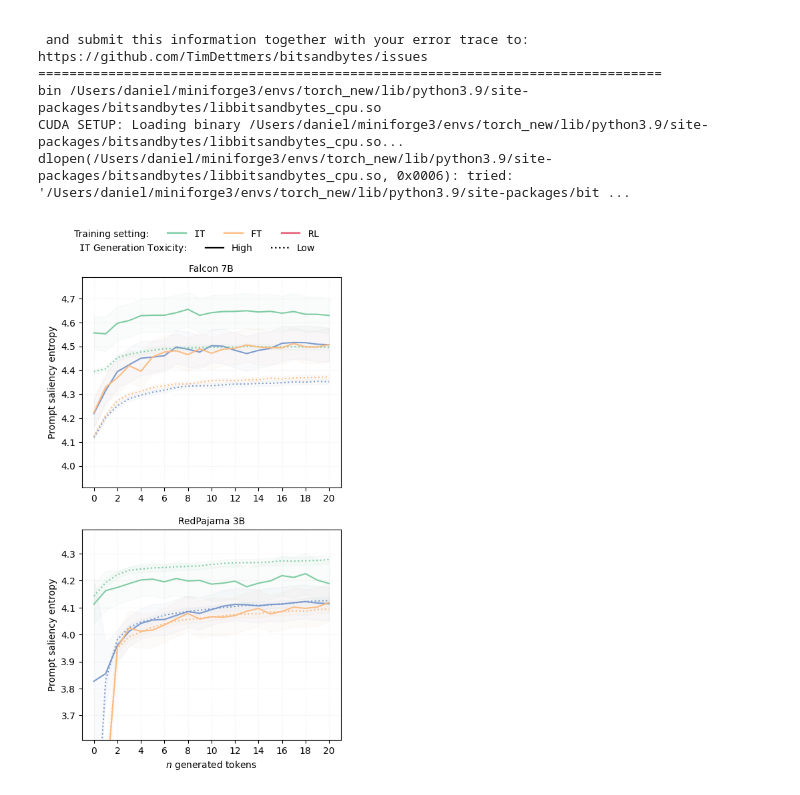
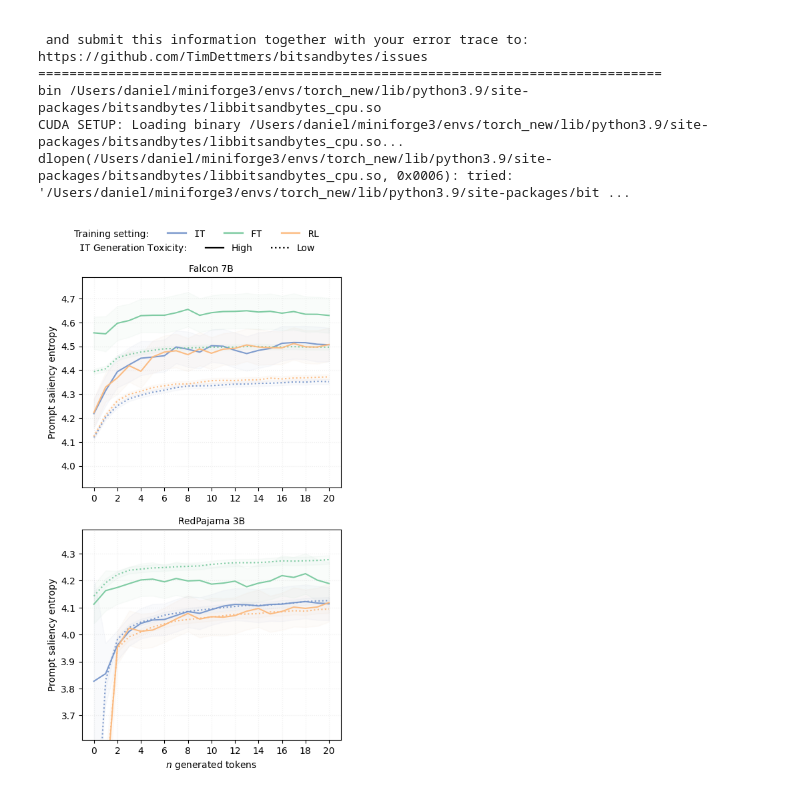
Before and after one commit to DanielSc4/MSc-Thesis, a Jupyter notebook: plots code/plots.ipynb, the cells around one changed output. Cells and saved outputs as stored; diff of their text form; code cells hidden in the pictures.

```diff
--- a/plots code/plots.ipynb
+++ b/plots code/plots.ipynb
@@ -368,6 +368,7 @@ for subfig, (first_key, second_key), color_s in zip(
         ax.grid(alpha = .3, linestyle = ':')
 
     axs[0].set_ylabel('prompt dependancy')
+    axs[0].set_ylim([0.19, 1.05])
     axs[1].set_xlabel(r'$n$ generated tokens')
 
 fig.savefig('./media/falcon-shifts.pdf', format='pdf')
@@ -471,6 +472,7 @@ for subfig, (first_key, second_key), color_s in zip(
         ax.grid(alpha = .3, linestyle = ':')
 
     axs[0].set_ylabel('prompt dependancy')
+    axs[0].set_ylim([0.19, 1.05])
     axs[1].set_xlabel(r'$n$ generated tokens')
 
 fig.savefig('./media/redpajama-shifts.pdf', format='pdf')
@@ -649,7 +651,7 @@ apply_line(ax1, groups, labels = (
         'IT (high IT generations)',
         'IT (mid & lows IT generations)',
     ),
-    color=diversity_palette_ord[0],
+    color=color_model['IT'],
 )
 ###################################################### FT
 groups = {
@@ -661,7 +663,7 @@ apply_line(ax1, groups, labels = (
         'FT (high IT generations)',
         'FT (mid & lows IT generations)',
     ),
-    color=diversity_palette_ord[1],
+    color=color_model['FT'],
 )
 ###################################################### RL
 groups = {
@@ -673,7 +675,7 @@ apply_line(ax1, groups, labels = (
         'RL (high IT generations)',
         'RL (mid & lows IT generations)',
     ),
-    color=diversity_palette_ord[2],
+    color=color_model['RL'],
 )
 
 ######################################################
@@ -697,7 +699,7 @@ apply_line(ax2, groups, labels = (
         'IT (high IT generations)',
         'IT (mid & lows IT generations)',
     ),
-    color=diversity_palette_ord[0],
+    color=color_model['IT'],
 )
 ###################################################### FT
 groups = {
@@ -709,7 +711,7 @@ apply_line(ax2, groups, labels = (
         'FT (high IT generations)',
         'FT (mid & lows IT generations)',
     ),
-    color=diversity_palette_ord[1],
+    color=color_model['FT'],
 )
 ###################################################### RL
 groups = {
@@ -721,7 +723,7 @@ apply_line(ax2, groups, labels = (
         'RL (high IT generations)',
         'RL (mid & lows IT generations)',
     ),
-    color=diversity_palette_ord[2],
+    color=color_model['RL'],
 )
 
 ax1.set_ylim(3.91, 4.79)
@@ -747,9 +749,9 @@ title = Line2D([0], [0], marker=' ', label=r'Prompt saliency entropy', alpha = 0
 
 text1 = Line2D([0], [0], marker=' ', label=r'$\tt{Models}$:', alpha = 0)
 text1 = Line2D([0], [0], marker=' ', label=r'Training setting:', alpha = 0)
-line_IT = Line2D([0], [0], label=r'$\ttIT$', color=diversity_palette_ord[1], linewidth= 1.65)
-line_FT = Line2D([0], [0], label=r'$\ttFT$', color=diversity_palette_ord[2], linewidth= 1.65)
-line_RL = Line2D([0], [0], label=r'$\ttRL$', color=diversity_palette_ord[3], linewidth= 1.65)
+line_IT = Line2D([0], [0], label=r'$\ttIT$', color=color_model['IT'], linewidth= 1.65)
+line_FT = Line2D([0], [0], label=r'$\ttFT$', color=color_model['FT'], linewidth= 1.65)
+line_RL = Line2D([0], [0], label=r'$\ttRL$', color=color_model['RL'], linewidth= 1.65)
 
 text2 = Line2D([0], [0], marker=' ', label=r'$\bf{Toxicity}$:', alpha = 0)
 text2 = Line2D([0], [0], marker=' ', label=r'$\ttIT$ Generation Toxicity:', alpha = 0)
@@ -765,31 +767,31 @@ ypos = 0.93
 xpos = 0.43
 
 # leg0 = fig.legend(
 #     # title='Models:',
 #     handles = [title],
 #     bbox_to_anchor=(xpos, ypos + 0.032, 0, 0),
 #     loc = 'lower center',
 #     ncol = 1,
 #     frameon=False,
 # )
 
 leg1 = fig.legend(
     # title='Models:',
     handles = handles1,
     bbox_to_anchor=(xpos, ypos, 0, 0),
     loc = 'lower center',
     ncol = len(handles1),
     frameon=False,
 )
 leg2 = fig.legend(
     # title='Toxicity:',
     handles = handles2,
     bbox_to_anchor=(xpos, ypos + 0.022, 0, 0),
     loc = 'upper center',
     ncol = len(handles2),
     frameon=False,
 )
 
 fig.savefig('./media/prompt-dep-diff.pdf', format='pdf')
 # %% [output]
-[figure, old version]
+[figure, new version]
```
Also changed, not shown: parts of 2 cells of this notebook, 3 other files.
